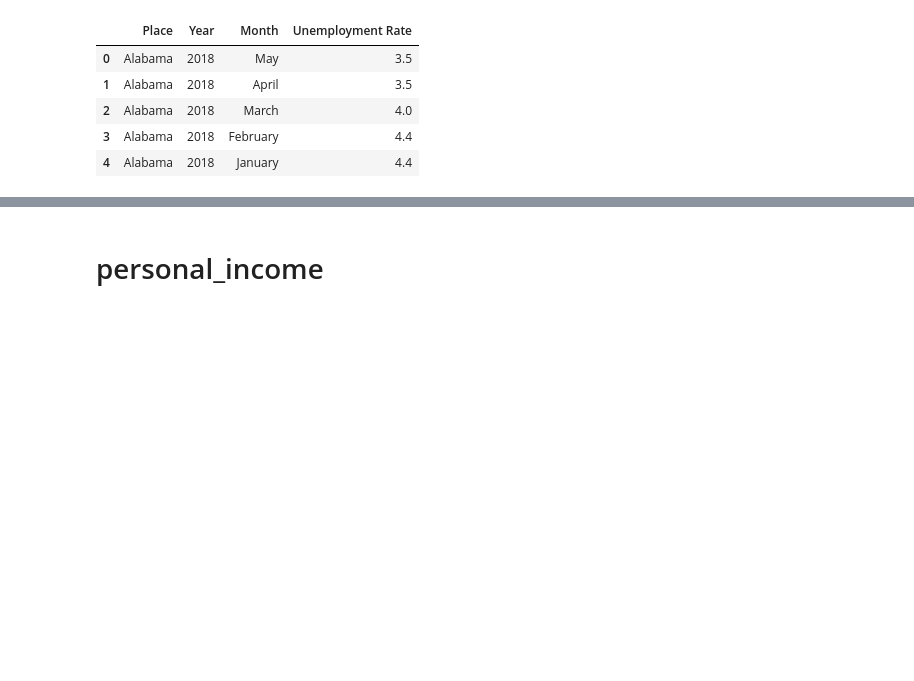
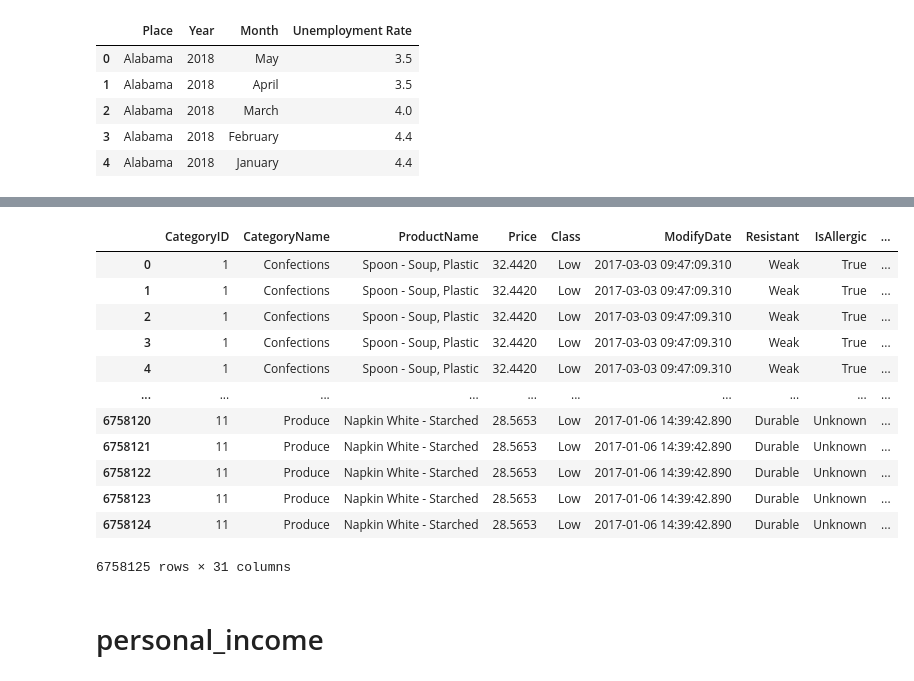
Before and after one commit to andtay/Machine_Learning_Based_Demand_Forecasting, a Jupyter notebook: src/data.ipynb, the cells around one changed output, grey strips where cells are left out. Drawn from its saved outputs; the diff is of its cells as text; code cells hidden in the pictures; blank space fills up the shorter version.

```diff
--- a/src/data.ipynb
+++ b/src/data.ipynb
@@ -399,0 +400,5 @@ wti_oil
+# %%
+# Crear una nueva columna de mes (tipo Periodo mensual)
+wti_oil["Month"] = wti_oil["Date"].dt.to_period("M")
+# Por cada mes obtener la media del precio del wti
+media_mensual = wti_oil.groupby("Month")["Close"].mean()
@@ -399,0 +411,20 @@ wti_oil
+# %%
+sales["Date"] = pd.to_datetime(sales["Date"])
+# Crear una columna de mes (tipo Periodo mensual) en 'sales'
+sales["Month"] = sales["Date"].dt.to_period("M")
+# Rellenar valor nan por media del mes obtenido anteriormente
+
+# Creo un diccionario
+media_mensual_dict = media_mensual.to_dict()
+
+
+# Rellenar los NaN de 'wti' con la media del mes correspondiente
+sales["Close"] = sales["Close"].fillna(sales["Month"].map(media_mensual_dict))
+sales["Close"].info()
+
+# Encontramos valores Nan en las fechas, que venían del principio al extraer los datos de sales.csv
+# Eliminarlos en el Análisis descriptivo
+sales[sales["Close"].isna()]["Date"]
+
+# Columna WTI renombrada
+sales.rename(columns = {"Close" : "wti"}, inplace=True)
@@ -415,0 +569,6 @@ td.head()
+# %%
+import pandas as pd
+url_pd = os.path.join(current_dir, "../data/raw/macrodata/population_density.csv")
+population_density = pd.read_csv(url_pd, sep=",")
+
+population_density.head()
@@ -415,0 +582,4 @@ td.head()
+# %%
+population_density['State'] = population_density['State'].str.replace(".", "", regex=False)
+
+population_density.head()
@@ -416,2 +593,19 @@ td.head()
+# %%
+sales = sales.merge(population_density,on="State",  how="left")
+sales
+# %% [output]
+|  | CategoryID | CategoryName | ProductName | Price | Class | ModifyDate | Resistant | IsAllergic | ... |
+| 0 | 1 | Confections | Spoon - Soup, Plastic | 32.4420 | Low | 2017-03-03 09:47:09.310 | Weak | True | ... |
+| 1 | 1 | Confections | Spoon - Soup, Plastic | 32.4420 | Low | 2017-03-03 09:47:09.310 | Weak | True | ... |
+| 2 | 1 | Confections | Spoon - Soup, Plastic | 32.4420 | Low | 2017-03-03 09:47:09.310 | Weak | True | ... |
+| 3 | 1 | Confections | Spoon - Soup, Plastic | 32.4420 | Low | 2017-03-03 09:47:09.310 | Weak | True | ... |
+| 4 | 1 | Confections | Spoon - Soup, Plastic | 32.4420 | Low | 2017-03-03 09:47:09.310 | Weak | True | ... |
+| ... | ... | ... | ... | ... | ... | ... | ... | ... | ... |
+| 6758120 | 11 | Produce | Napkin White - Starched | 28.5653 | Low | 2017-01-06 14:39:42.890 | Durable | Unknown | ... |
+| 6758121 | 11 | Produce | Napkin White - Starched | 28.5653 | Low | 2017-01-06 14:39:42.890 | Durable | Unknown | ... |
+| 6758122 | 11 | Produce | Napkin White - Starched | 28.5653 | Low | 2017-01-06 14:39:42.890 | Durable | Unknown | ... |
+| 6758123 | 11 | Produce | Napkin White - Starched | 28.5653 | Low | 2017-01-06 14:39:42.890 | Durable | Unknown | ... |
+| 6758124 | 11 | Produce | Napkin White - Starched | 28.5653 | Low | 2017-01-06 14:39:42.890 | Durable | Unknown | ... |
+6758125 rows × 31 columns
 # %% [markdown]
 # personal_income
```
Also changed, not shown: parts of 47 cells of this notebook, 1 other file.
